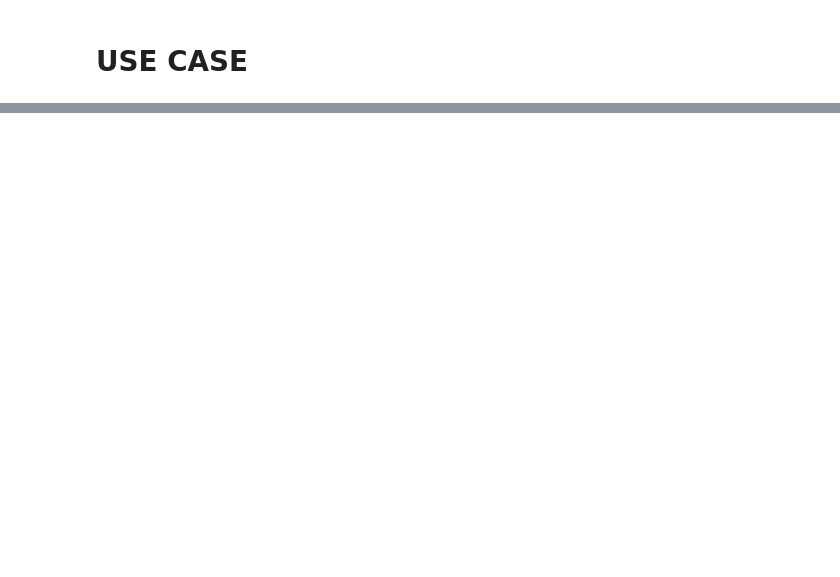
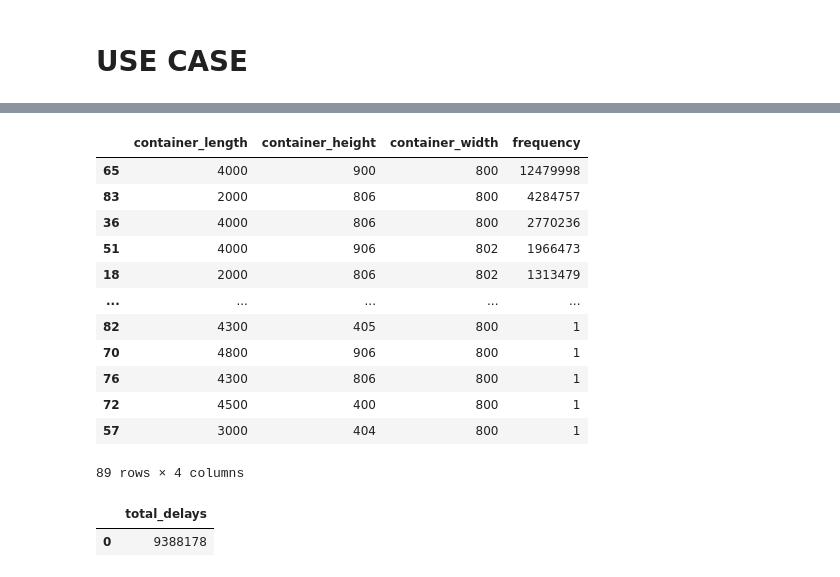
Before and after one commit to Alvlin/cbp-ams-pipeline, a Jupyter notebook: pipeline/ETL.ipynb, the cells around one changed output, grey strips where cells are left out. Saved outputs shown, nothing was run; the diff lists cells and outputs as text; code cells hidden in the pictures; blank space fills up the shorter version.

```diff
--- a/pipeline/ETL.ipynb
+++ b/pipeline/ETL.ipynb
@@ -689,0 +822,16 @@ df.to_sql(table_tfcargo, engine, if_exists='append', index=False, schema='dbo')
+# %%
+df_container_freq.sort_values(by='frequency', ascending= False)
+# %% [output]
+|  | container_length | container_height | container_width | frequency |
+| 65 | 4000 | 900 | 800 | 12479998 |
+| 83 | 2000 | 806 | 800 | 4284757 |
+| 36 | 4000 | 806 | 800 | 2770236 |
+| 51 | 4000 | 906 | 802 | 1966473 |
+| 18 | 2000 | 806 | 802 | 1313479 |
+| ... | ... | ... | ... | ... |
+| 82 | 4300 | 405 | 800 | 1 |
+| 70 | 4800 | 906 | 800 | 1 |
+| 76 | 4300 | 806 | 800 | 1 |
+| 72 | 4500 | 400 | 800 | 1 |
+| 57 | 3000 | 404 | 800 | 1 |
+89 rows × 4 columns
@@ -689,0 +846,5 @@ df.to_sql(table_tfcargo, engine, if_exists='append', index=False, schema='dbo')
+# %%
+df_delay_freq
+# %% [output]
+|  | total_delays |
+| 0 | 9388178 |
```
Also changed, not shown: parts of 22 cells of this notebook.
